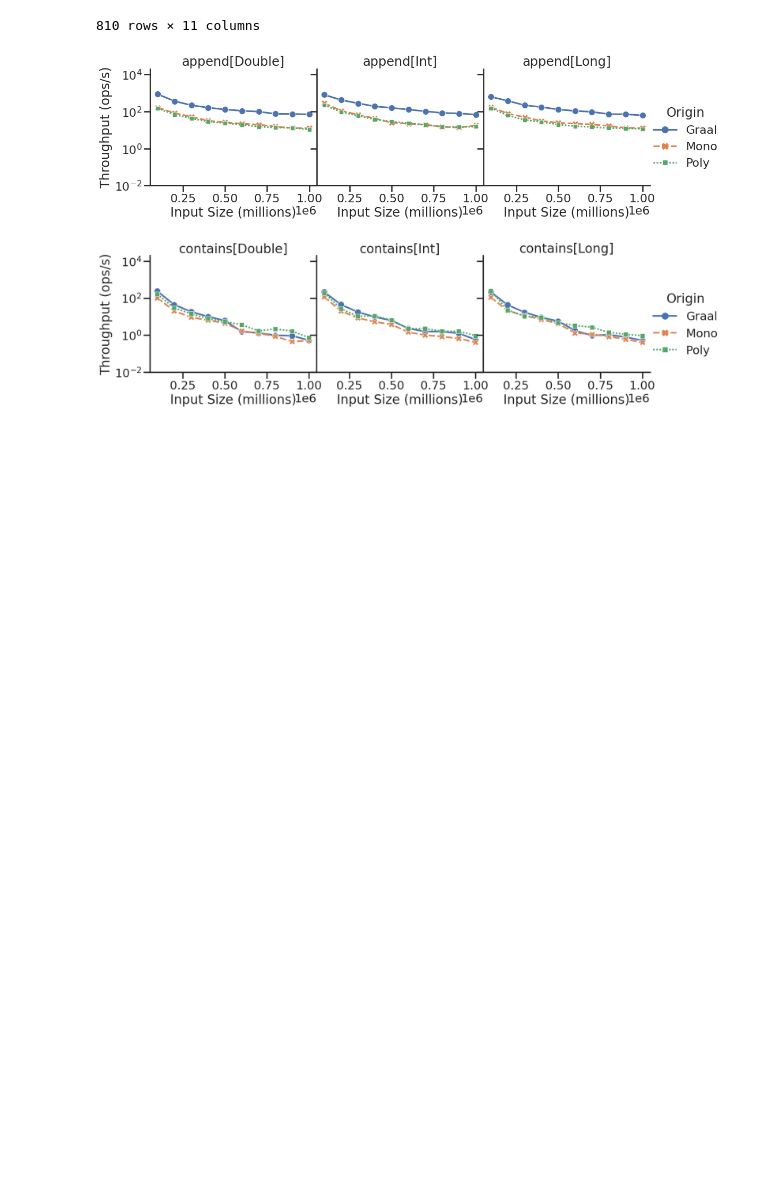
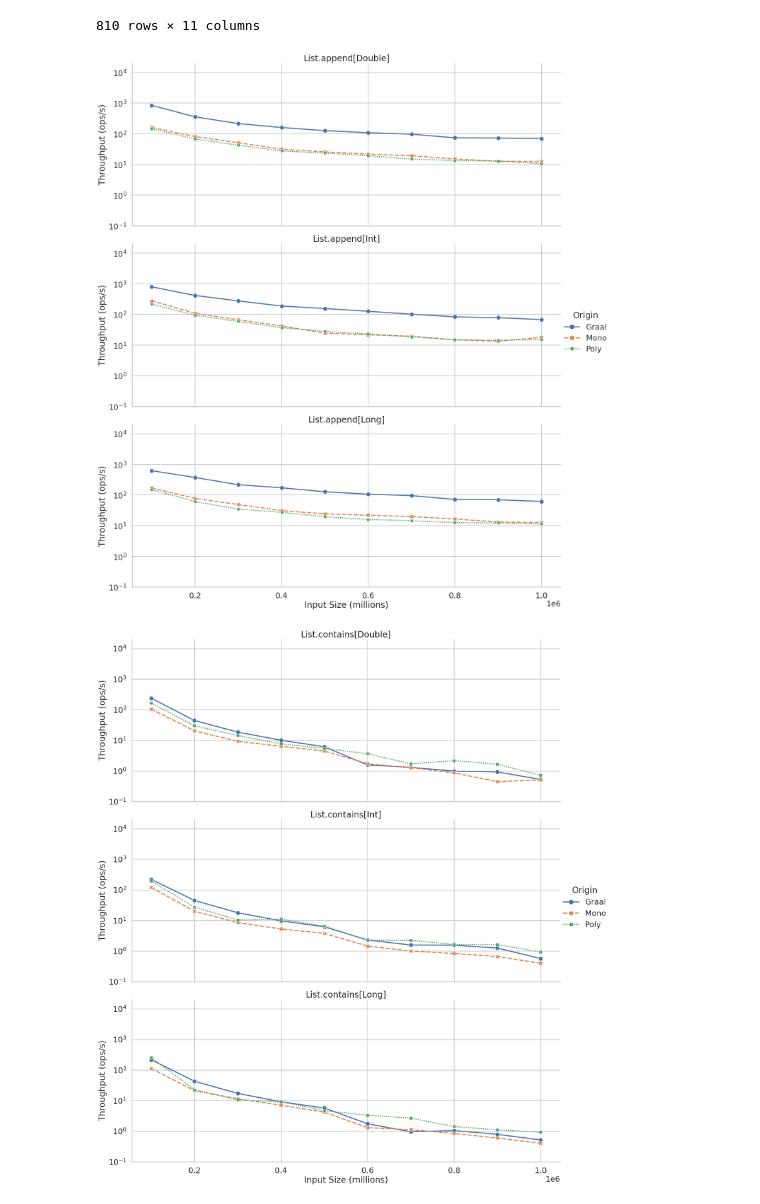
Before and after one commit to jmesyou/mmath-thesis, a Jupyter notebook: data/visualization.ipynb, the cells around one changed output. Drawn from its saved outputs; the diff is of its cells as text; code cells hidden in the pictures; blank space fills up the shorter version.

```diff
--- a/data/visualization.ipynb
+++ b/data/visualization.ipynb
@@ -6,7 +6,7 @@ import pandas as pd
 import regex as re
 # %%
 sns.set_context("poster")
-sns.set_style("ticks")
+sns.set_style("whitegrid")
 # %%
 def normalize_names(string):
     return string.replace("org.tastytruffle.benchmarks.ListBenchmark.benchmarkGraal", "List.") \
@@ -64,36 +64,38 @@ benchmarks = [
     "List.Contains",
     "List.Hashcode",
     "ArrayBuffer.Append",
     "ArrayBuffer.Contains",
     "ArrayBuffer.Reverse"
 ]
 
 for b in benchmarks:
     components = b.split('.')
     cls = components[0]
     method = components[1]
 
     subset = data.loc[(data['Benchmark'] == b) & (data['Param: arraySize'] <= 10**6)]
     splot = sns.relplot(
             data=subset,
-            col='Type',
+            row='Type',
             x="Param: arraySize",
             y="Score",
             hue="Origin",
             style="Origin",
             kind="line",
             legend="full",
             markers=True,
             palette='deep',
+            height=7.5,
+            aspect=2.5
         )
     splot.set(yscale="log")
     splot.set_axis_labels("Input Size (millions)", "Throughput (ops/s)")
-    splot.set_titles(method.lower()+"[{col_name}]")
-    splot.figure.subplots_adjust(wspace=0, hspace=0)
-    plt.ylim(0.01, 20000)
+    splot.set_titles(cls + "." + method.lower()+"[{row_name}]")
+   #  splot.figure.subplots_adjust(wspace=0, hspace=0)
+    plt.ylim(0.1, 20000)
     # plt.ylim(subset['Score'].min() - 0.1, subset['Score'].max() + 10)
     plt.savefig(b + '.svg')
     plt.show()
 # %% [output]
-[figure, old version]
+[figure, new version]
-[figure, old version]
+[figure, new version]
```
Also changed, not shown: parts of 1 cell of this notebook, 9 other files.
